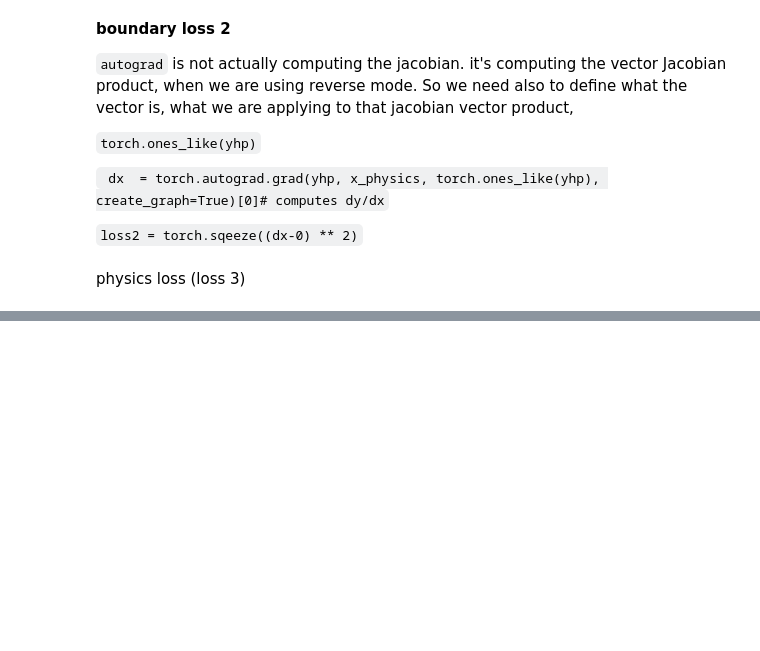
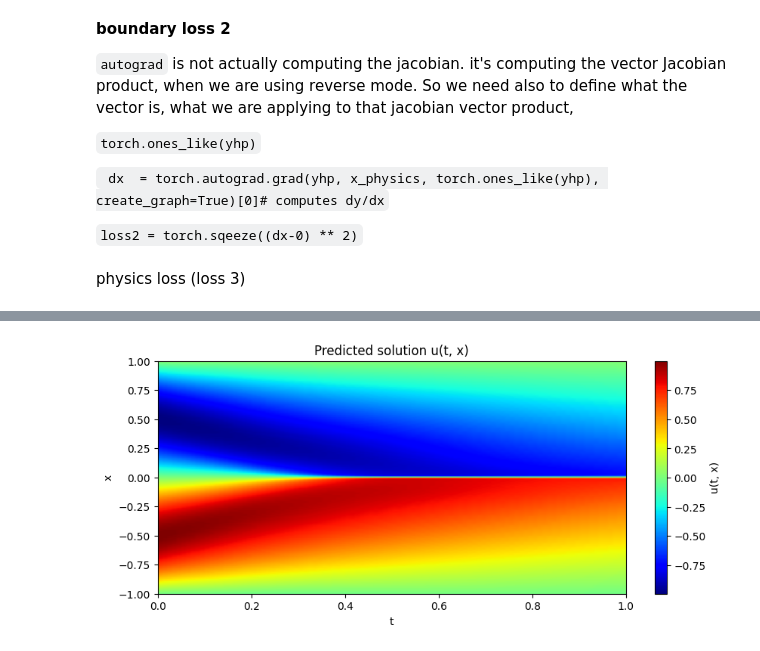
Before and after one commit to isabelcabezasm/PINNs, a Jupyter notebook: 03-PINN-burgers-equation.ipynb, the cells around one changed output, grey strips where cells are left out. Saved outputs shown, nothing was run; the diff lists cells and outputs as text; code cells hidden in the pictures; blank space fills up the shorter version.

```diff
--- a/03-PINN-burgers-equation.ipynb
+++ b/03-PINN-burgers-equation.ipynb
@@ -144,20 +117,0 @@ number of boundary points = 100
-# %%
-# 10000  domain points for x between -1 and 1 and t between 0 and 1  (location points)
-
-x = torch.linspace(-1,1,100000).view(-1,1)
-t = torch.linspace(0,1,100000).view(-1,1)
-
-
-x_data = x[torch.randperm(len(x))[:10000]]
-t_data = t[torch.randperm(len(t))[:10000]]
-y = burgers_exact_solution(x_data, t_data) # exact solution when t=x
-
-# boundaries points (100 in total)
-b1 = torch.linspace(-1,1,33).view(-1,1)  # 33 points for x between -1 and 1
-y_b1 =  -torch.sin(np.pi * b1) # exact solution when t=0
-
-b2 = torch.linspace(0,1,33).view(-1,1)  # 33 points for t between 0 and 1
-y_b2 = np.zeros(33) # exact solution when x=-1
-
-b3 = torch.linspace(0,1,34).view(-1,1)  # 33 points for t between 0 and 1
-y_b3 = np.zeros(34) # exact solution when x=1
@@ -378,3 +371,18 @@ Iteration 20000: Loss = 2.987e-06, Initial Condition Loss = 2.823e-06, Boundary
+# %%
+#A heatmap of the predicted solution u(t, x) over the domain t ∈ [0, 1], x ∈ [-1, 1].
+def plot_heatmap():
+    plt.figure(figsize=(10, 4))
+    plt.imshow(u_pred, extent=[0, 1, -1, 1], origin='lower', aspect='auto', cmap='jet')
+    plt.colorbar(label='u(t, x)')
+    plt.xlabel('t')
+    plt.ylabel('x')
+    plt.title('Predicted solution u(t, x)')
+    plt.savefig('Burgers_predicted_sol_withbound.png')
+    plt.show()
+
+plot_heatmap()
+# %% [output]
+[figure, added]
 # %%
 #Functions to have plots
 #A heatmap of the predicted solution u(t, x) over the domain t ∈ [0, 1], x ∈ [-1, 1].
```
Also changed, not shown: parts of 31 cells of this notebook.
